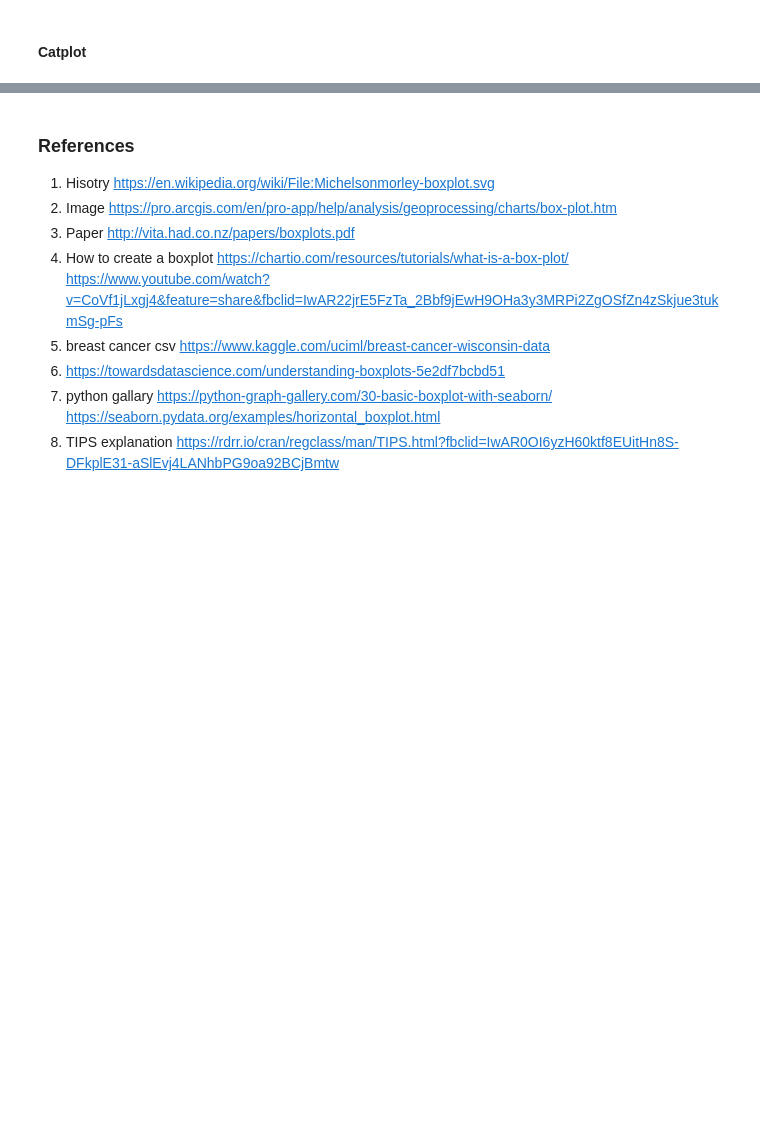
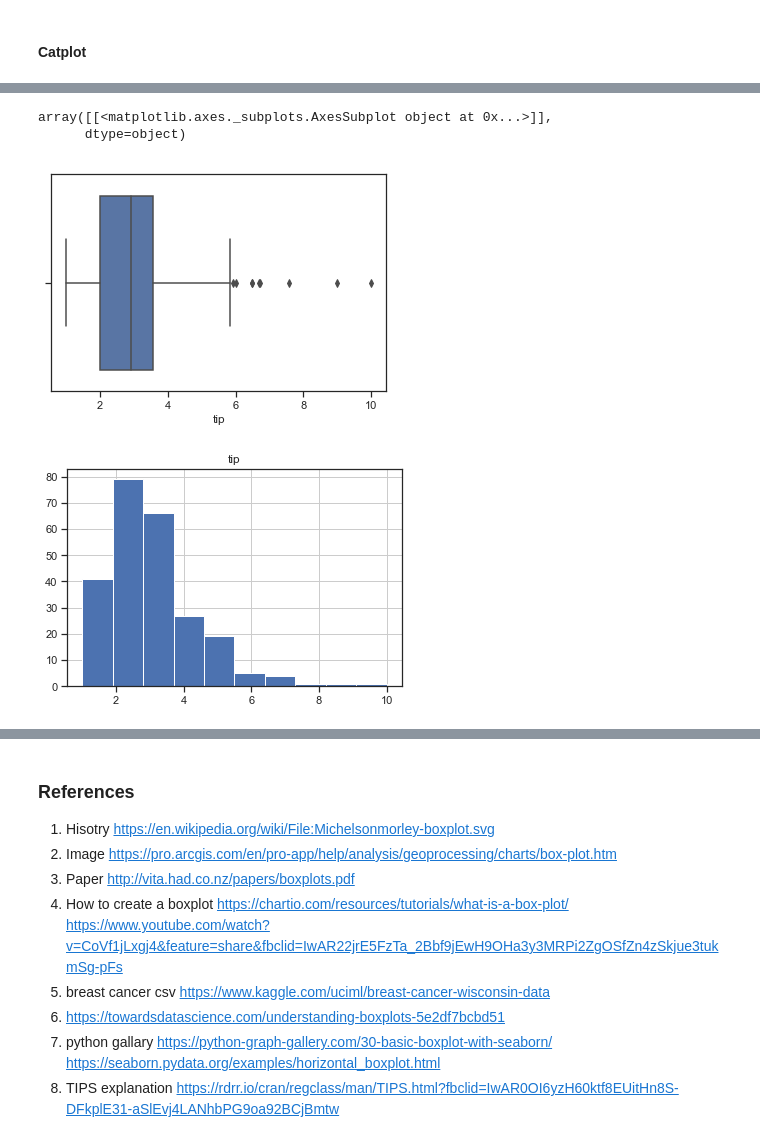
Before and after one commit to MartynaMisk/Boxplot, a Jupyter notebook: BoxplotsJupyter.ipynb, the cells around one changed output, grey strips where cells are left out. Saved outputs shown, nothing was run; the diff lists cells and outputs as text; code cells hidden in the pictures; blank space fills up the shorter version.

```diff
--- a/BoxplotsJupyter.ipynb
+++ b/BoxplotsJupyter.ipynb
@@ -258,0 +279,11 @@ Text(0.5,1,'CATPLOT in a ticks style')
+# %%
+#When we plot each variable on its own we can compare how boxplots represent informaiton to Histograms
+ax = sns.boxplot(x=tips["tip"])
+
+dff = tips[["tip"]]
+dff.hist()
+# %% [output]
+array([[<matplotlib.axes._subplots.AxesSubplot object at 0x...>]],
+      dtype=object)
+[figure, added]
+[figure, added]
```
Also changed, not shown: parts of 26 cells of this notebook.
